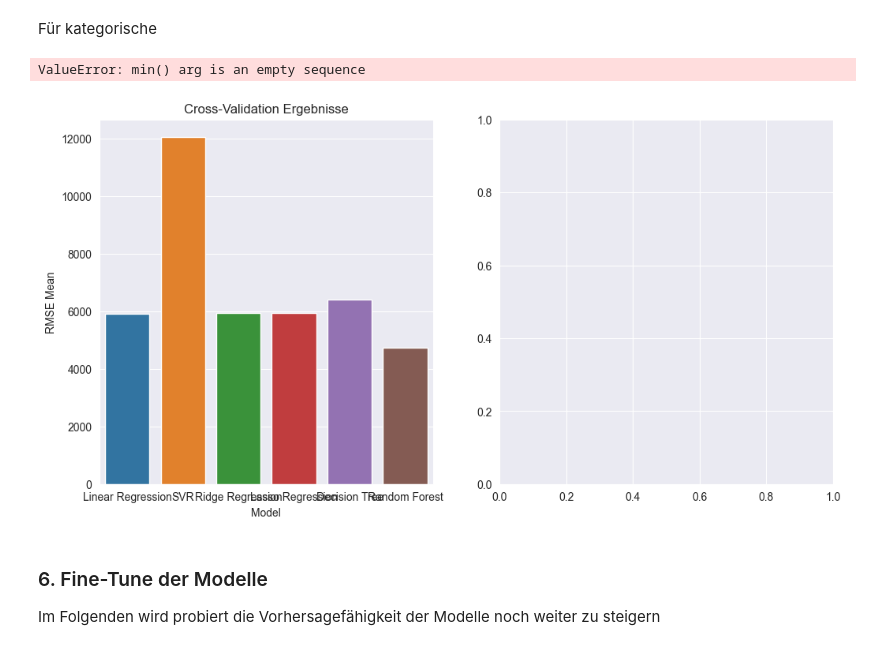
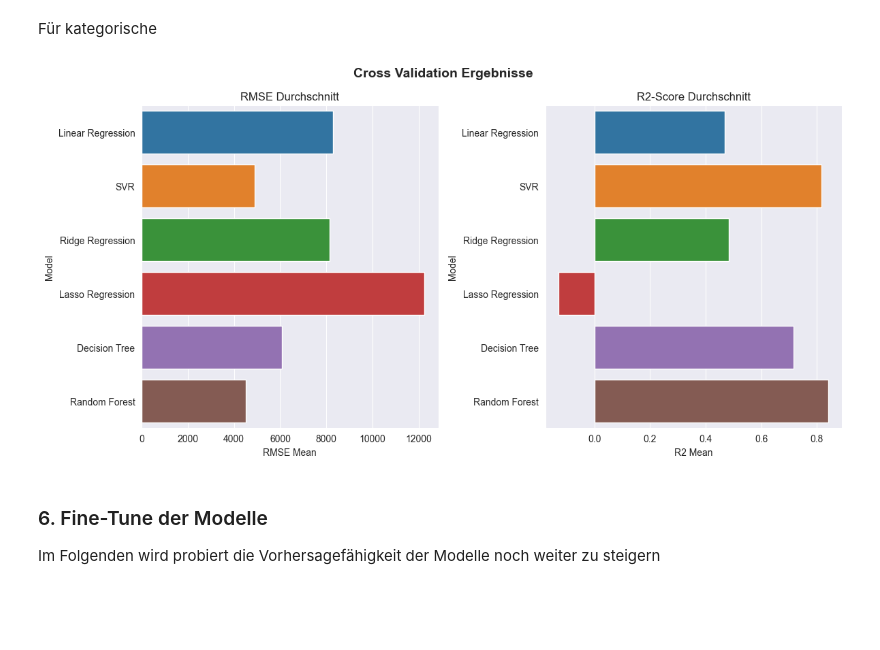
Before and after one commit to raaamk/ML_SoSe24, a Jupyter notebook: src/Assignments/Group Project/Medical Treatment Cost Estimation.ipynb, the cells around one changed output. Saved outputs shown, nothing was run; the diff lists cells and outputs as text; code cells hidden in the pictures; blank space fills up the shorter version.

```diff
--- a/src/Assignments/Group Project/Medical Treatment Cost Estimation.ipynb
+++ b/src/Assignments/Group Project/Medical Treatment Cost Estimation.ipynb
@@ -512,6 +494,10 @@ models = {
     'Random Forest': RandomForestRegressor(),
 }
 # %%
+from sklearn.compose import TransformedTargetRegressor
+from sklearn.model_selection import cross_val_score, KFold
+from sklearn.pipeline import Pipeline
+
 # 4. Kreuzvalidierung und Training der Modelle
 kf = KFold(n_splits=5, shuffle=True, random_state=42)
 
@@ -520,9 +506,19 @@ def evaluate_model_with_cv(model, x, y, cv):
     mse_scorer = make_scorer(mean_squared_error, greater_is_better=False)
     r2_scorer = make_scorer(r2_score)
     mse_scores = cross_val_score(model, x, y, scoring=mse_scorer, cv=cv)
-    r2_scores = cross_val_score(model, x, y, scoring=r2_scorer, cv=cv)
+    r2_scores = cross_val_score(model, x, y, scoring='r2', cv=cv)
     rmse_scores = np.sqrt(-mse_scores)
     return rmse_scores, r2_scores
+
+def create_full_pipeline(model):
+    return Pipeline([
+        ('preprocessor', preprocessor),
+        ('model', TransformedTargetRegressor(
+            regressor=model,
+            func=np.log,
+            inverse_func=np.exp
+        ))
+    ])
 
 
 
@@ -530,7 +526,7 @@ def evaluate_model_with_cv(model, x, y, cv):
 cv_results = {'Model': [], 'RMSE Mean': [], 'RMSE Std': [], 'R2 Mean': [], 'R2 Std': []}
 
 for name, model in models.items():
-    pipeline = Pipeline(steps=[('preprocessor', preprocessor), ('model', model)])
+    pipeline = create_full_pipeline(model)
     rmse_scores, r2_scores = evaluate_model_with_cv(pipeline, x_train, y_train, kf)
     cv_results['Model'].append(name)
     cv_results['RMSE Mean'].append(rmse_scores.mean())
@@ -538,40 +534,41 @@ for name, model in models.items():
     cv_results['R2 Mean'].append(r2_scores.mean())
     cv_results['R2 Std'].append(r2_scores.std())
 
 final_results = {'Model': [], 'RMSE': [], 'R2 Score': [], 'y_pred': []}
 
 '''for name, model in models.items():
-    pipeline = Pipeline(steps=[('preprocessor', preprocessor), ('model', model)])
+    pipeline = create_full_pipeline(model)
     pipeline.fit(x_train, y_train)
     y_pred = pipeline.predict(x_test)
     rmse = np.sqrt(mean_squared_error(y_test, y_pred))
     r2 = r2_score(y_test, y_pred)
     final_results['Model'].append(name)
     final_results['RMSE'].append(rmse)
     final_results['R2 Score'].append(r2)
     final_results['y_pred'].append(y_pred)'''
 
 # Ergebnisse der Cross-Validation
 cv_results_df = pd.DataFrame(cv_results)
 
 # Ergebnisse der finalen Bewertung
 final_results_df = pd.DataFrame(final_results)
 
 # Visualisierung der Ergebnisse
 plt.figure(figsize=(12, 6))
+plt.suptitle('Cross Validation Ergebnisse', fontsize=14, fontweight='bold')
+
 plt.subplot(1, 2, 1)
-sns.barplot(x='Model', y='RMSE Mean', data=cv_results_df)
-plt.title('Cross-Validation Ergebnisse')
+sns.barplot(x='RMSE Mean', y='Model', data=cv_results_df)
+plt.title('RMSE Durchschnitt')
 
 plt.subplot(1, 2, 2)
-sns.barplot(x='Model', y='RMSE', data=final_results_df)
-plt.title('Finale Ergebnisse auf dem Testdatensatz')
+sns.barplot(x='R2 Mean', y='Model', data=cv_results_df)
+plt.title('R2-Score Durchschnitt')
 
 plt.tight_layout()
 plt.show()
 # %% [output]
-ValueError: min() arg is an empty sequence
-[figure, old version]
+[figure, new version]
 # %%
 selected_models = {
     'Linear Regression': LinearRegression(),
```
Also changed, not shown: parts of 11 cells of this notebook.
